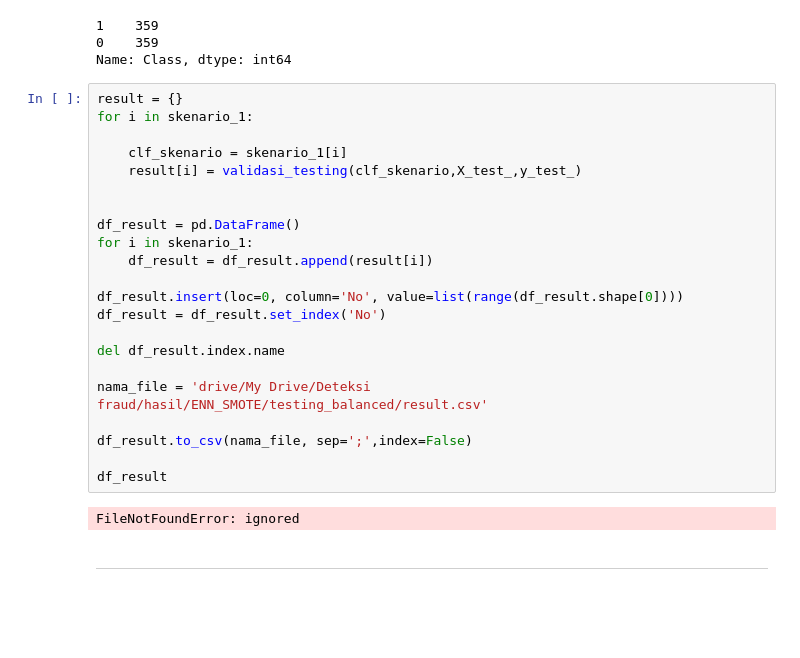
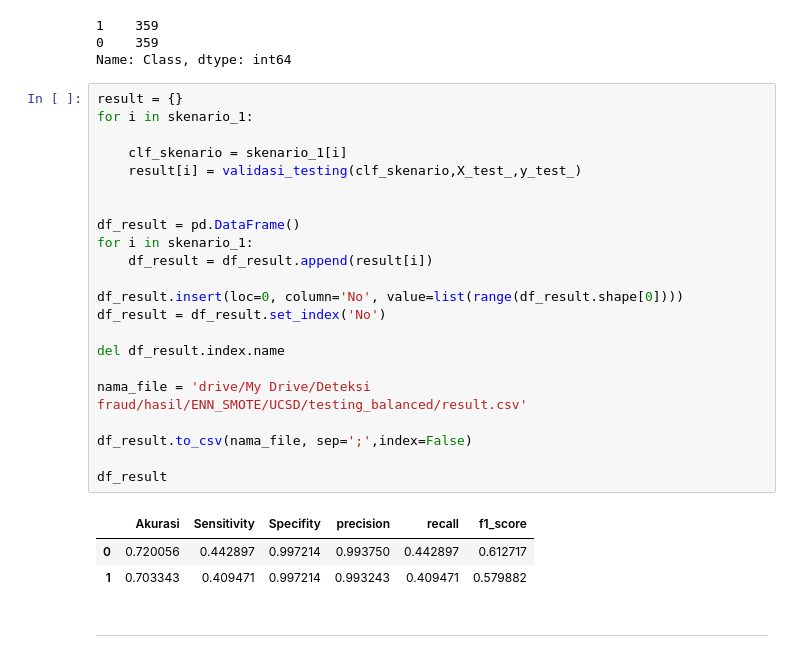
Before and after one commit to azizeko29/new_deteksi_fraud, a Jupyter notebook: [new_ENN_SMOTE]_UCSD_pemodelan_ensemble_learning.ipynb, the cells around one changed output. Cells and saved outputs as stored; diff of their text form; blank space fills up the shorter version.

```diff
--- a/[new_ENN_SMOTE]_UCSD_pemodelan_ensemble_learning.ipynb
+++ b/[new_ENN_SMOTE]_UCSD_pemodelan_ensemble_learning.ipynb
@@ -504,27 +504,29 @@ Name: Class, dtype: int64
 # %%
 result = {}
 for i in skenario_1:
 
     clf_skenario = skenario_1[i]
     result[i] = validasi_testing(clf_skenario,X_test_,y_test_)
 
 
 df_result = pd.DataFrame()
 for i in skenario_1:
     df_result = df_result.append(result[i])
 
 df_result.insert(loc=0, column='No', value=list(range(df_result.shape[0])))
 df_result = df_result.set_index('No')
 
 del df_result.index.name
 
-nama_file = 'drive/My Drive/Deteksi fraud/hasil/ENN_SMOTE/testing_balanced/result.csv'
+nama_file = 'drive/My Drive/Deteksi fraud/hasil/ENN_SMOTE/UCSD/testing_balanced/result.csv'
 
 df_result.to_csv(nama_file, sep=';',index=False)
 
 df_result
 # %% [output]
-FileNotFoundError: ignored
+|  | Akurasi | Sensitivity | Specifity | precision | recall | f1_score |
+| 0 | 0.720056 | 0.442897 | 0.997214 | 0.993750 | 0.442897 | 0.612717 |
+| 1 | 0.703343 | 0.409471 | 0.997214 | 0.993243 | 0.409471 | 0.579882 |
 # %% [markdown]
 ---------------
 # %% [markdown]
```
Also changed, not shown: parts of 9 cells of this notebook.
